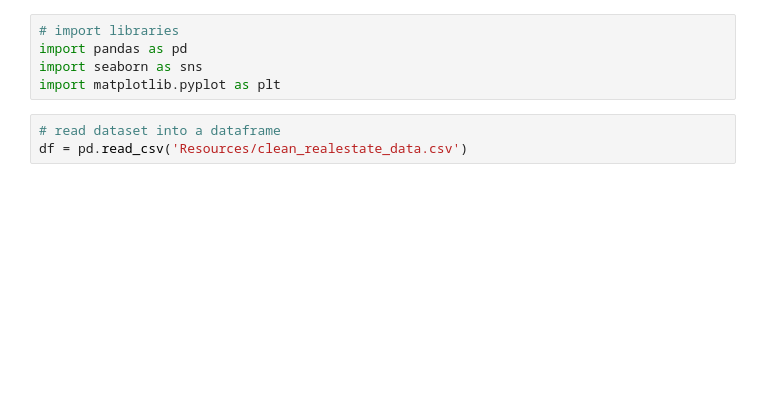
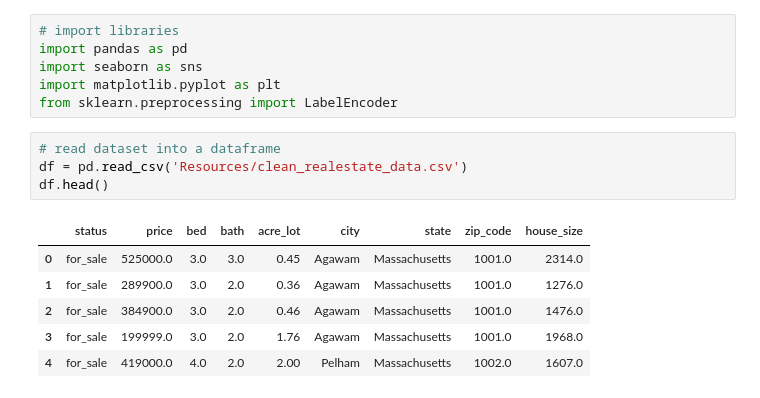
Before and after one commit to zwblank/Project_4, a Jupyter notebook: correlation_matrix.ipynb, the cells around one changed output. Cells and saved outputs as stored; diff of their text form; blank space fills up the shorter version.

```diff
--- a/correlation_matrix.ipynb
+++ b/correlation_matrix.ipynb
@@ -3,6 +3,15 @@
 import pandas as pd
 import seaborn as sns
 import matplotlib.pyplot as plt
+from sklearn.preprocessing import LabelEncoder
 # %%
 # read dataset into a dataframe
 df = pd.read_csv('Resources/clean_realestate_data.csv')
+df.head()
+# %% [output]
+|  | status | price | bed | bath | acre_lot | city | state | zip_code | house_size |
+| 0 | for_sale | 525000.0 | 3.0 | 3.0 | 0.45 | Agawam | Massachusetts | 1001.0 | 2314.0 |
+| 1 | for_sale | 289900.0 | 3.0 | 2.0 | 0.36 | Agawam | Massachusetts | 1001.0 | 1276.0 |
+| 2 | for_sale | 384900.0 | 3.0 | 2.0 | 0.46 | Agawam | Massachusetts | 1001.0 | 1476.0 |
+| 3 | for_sale | 199999.0 | 3.0 | 2.0 | 1.76 | Agawam | Massachusetts | 1001.0 | 1968.0 |
+| 4 | for_sale | 419000.0 | 4.0 | 2.0 | 2.00 | Pelham | Massachusetts | 1002.0 | 1607.0 |
```
Also changed, not shown: parts of 4 cells of this notebook, 1 other file.
